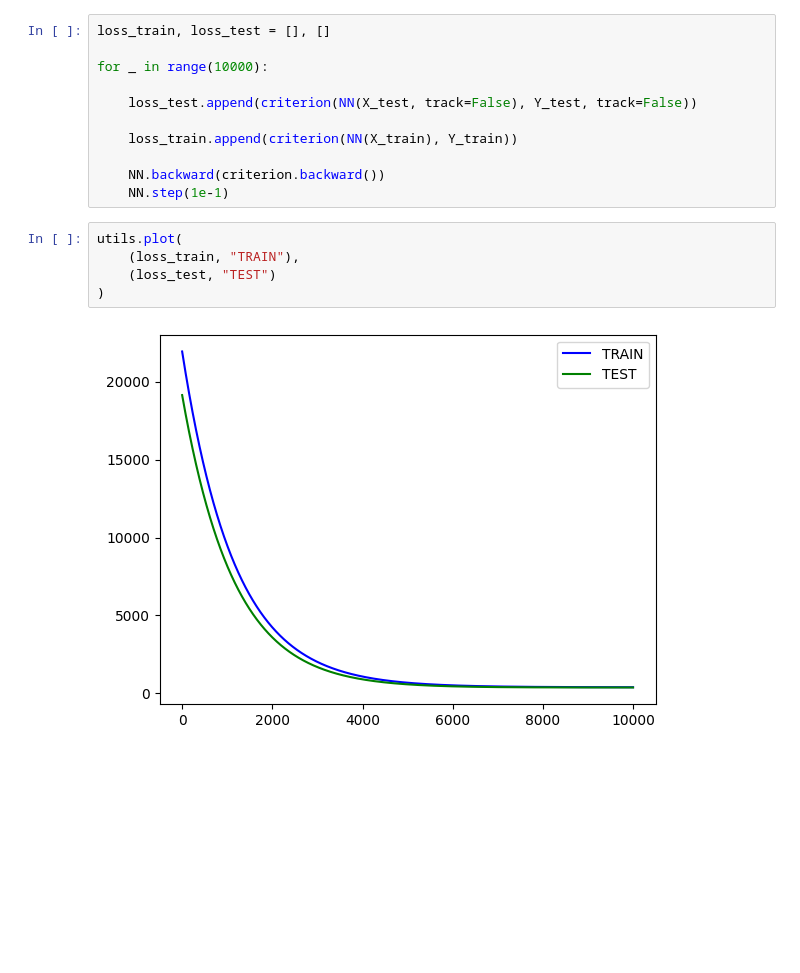
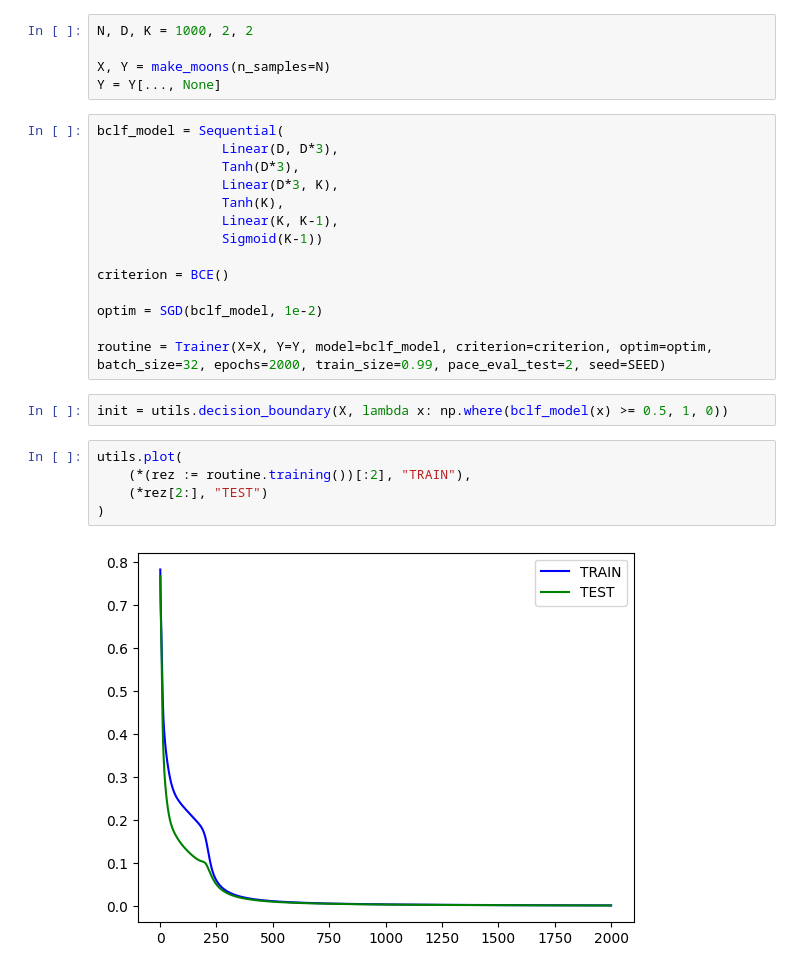
Before and after one commit to KargKarg/deep_learning_lib, a Jupyter notebook: display.ipynb, the cells around one changed output. Cells and saved outputs as stored; diff of their text form; blank space fills up the shorter version.

```diff
--- a/display.ipynb
+++ b/display.ipynb
@@ -24,18 +65,28 @@ criterion = MSE(K)
+# %%
+N, D, K = 1000, 2, 2
+
+X, Y = make_moons(n_samples=N)
+Y = Y[..., None]
+# %%
+bclf_model = Sequential(
+                Linear(D, D*3),
+                Tanh(D*3),
+                Linear(D*3, K),
+                Tanh(K),
+                Linear(K, K-1),
+                Sigmoid(K-1))
+
+criterion = BCE()
+
+optim = SGD(bclf_model, 1e-2)
+
+routine = Trainer(X=X, Y=Y, model=bclf_model, criterion=criterion, optim=optim, batch_size=32, epochs=2000, train_size=0.99, pace_eval_test=2, seed=SEED)
+# %%
+init = utils.decision_boundary(X, lambda x: np.where(bclf_model(x) >= 0.5, 1, 0))
 # %%
-loss_train, loss_test = [], []
-
-for _ in range(10000):
-
-    loss_test.append(criterion(NN(X_test, track=False), Y_test, track=False))
-
-    loss_train.append(criterion(NN(X_train), Y_train))
-
-    NN.backward(criterion.backward())
-    NN.step(1e-1)
+utils.plot(
+    (*(rez := routine.training())[:2], "TRAIN"),
+    (*rez[2:], "TEST")
+)
+# %% [output]
+[figure, added]
-# %%
-utils.plot(
-    (loss_train, "TRAIN"),
-    (loss_test, "TEST")
-)
-# %% [output]
-[figure, removed]
```
Also changed, not shown: parts of 10 cells of this notebook, 6 other files.
